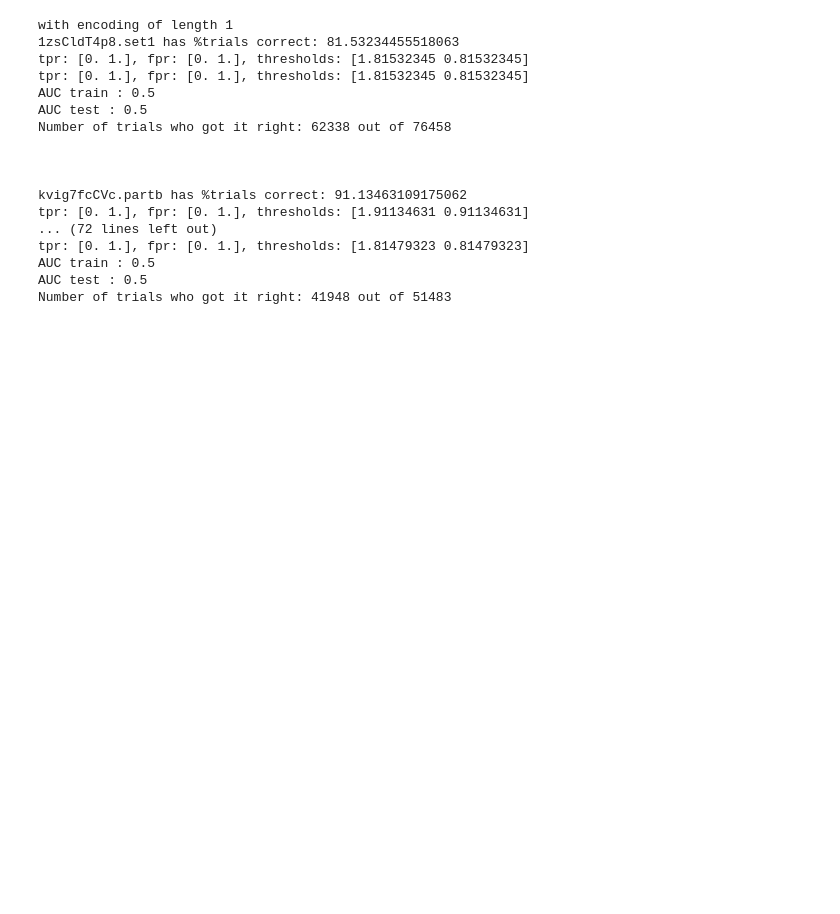
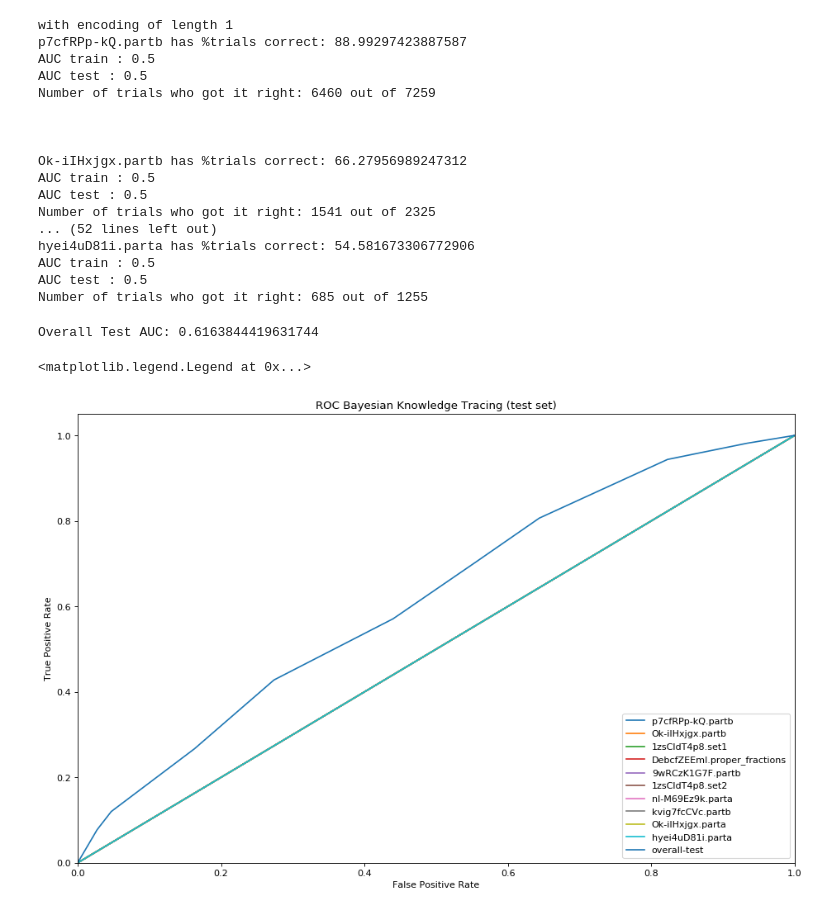
Before and after one commit to aroraakshit/deep_knowledge_tracing, a Jupyter notebook: notebooks/Smart_Chance baseline.ipynb, the cells around one changed output. Drawn from its saved outputs; the diff is of its cells as text; code cells hidden in the pictures; blank space fills up the shorter version.

```diff
--- a/notebooks/Smart_Chance baseline.ipynb
+++ b/notebooks/Smart_Chance baseline.ipynb
@@ -12,8 +12,8 @@ import matplotlib.pyplot as plt
 # %%
 filepath = "../data/student_vectors_n_task_10_n_limit_10000.json"
 filepath2 = "../../../student_vectors_n_task_10_n_limit_100000.json"
-student_vectors2 = json.load(open(filepath))
-student_vectors = json.load(open(filepath2))
+student_vectors = json.load(open(filepath))
+student_vectors2 = json.load(open(filepath2))
 # %%
 baseline = {}
 for i in student_vectors:
@@ -86,6 +108,17 @@ def calculate_auc (y_true,y_pred,sequence_lengths=[],len_vector=1):
 # %%
 print("with encoding of length 1")
 np.set_printoptions(threshold=np.nan)
+
+true_all_tasks = {}
+true_all_tasks['train'] = {}
+true_all_tasks['test'] = {}
+predictions_all_tasks = {}
+predictions_all_tasks['train'] = {}
+predictions_all_tasks['test'] = {}
+seqlen_all_tasks = {}
+seqlen_all_tasks['train'] = {}
+seqlen_all_tasks['test'] = {}
+
 for i in baseline:
     #build y_true and y_scores
     len_vector = 1
@@ -135,25 +168,54 @@ for i in baseline:
     print(str(i) + " has %trials correct: " + str(baseline[i]*100))
     update_op_train = calculate_auc(train_y,train_pred,train_seqlen)
     update_op_test = calculate_auc(test_y,test_pred,test_seqlen)
+
+    true_all_tasks['train'][i] = train_y
+    true_all_tasks['test'][i] = test_y
+    predictions_all_tasks['train'][i] = train_pred
+    predictions_all_tasks['test'][i] = test_pred
+    seqlen_all_tasks['train'][i] = train_seqlen
+    seqlen_all_tasks['test'][i] = test_seqlen
+
     print("AUC train : {}".format(update_op_train))
     print("AUC test : {}".format(update_op_test))
     print("Number of trials who got it right: " + str(num_right[i]) + " out of " + str(num_trials[i]))
     print("\n\n")
 # %% [output]
 with encoding of length 1
-1zsCldT4p8.set1 has %trials correct: 81.53234455518063
-tpr: [0. 1.], fpr: [0. 1.], thresholds: [1.81532345 0.81532345]
-tpr: [0. 1.], fpr: [0. 1.], thresholds: [1.81532345 0.81532345]
+p7cfRPp-kQ.partb has %trials correct: 88.99297423887587
 AUC train : 0.5
 AUC test : 0.5
-Number of trials who got it right: 62338 out of 76458
+Number of trials who got it right: 6460 out of 7259
 
 
 
-kvig7fcCVc.partb has %trials correct: 91.13463109175062
-tpr: [0. 1.], fpr: [0. 1.], thresholds: [1.91134631 0.91134631]
-... (72 lines left out)
-tpr: [0. 1.], fpr: [0. 1.], thresholds: [1.81479323 0.81479323]
+Ok-iIHxjgx.partb has %trials correct: 66.27956989247312
 AUC train : 0.5
 AUC test : 0.5
-Number of trials who got it right: 41948 out of 51483
+Number of trials who got it right: 1541 out of 2325
+... (52 lines left out)
+hyei4uD81i.parta has %trials correct: 54.581673306772906
+AUC train : 0.5
+AUC test : 0.5
+Number of trials who got it right: 685 out of 1255
+# %%
+fig=plt.figure(figsize=(14, 9), dpi= 80, facecolor='w', edgecolor='k')
+plt.plot([0, 1], [0, 1], 'k--')
+plt.xlim([0.0, 1.0])
+plt.ylim([0.0, 1.05])
+plt.xlabel('False Positive Rate')
+plt.ylabel('True Positive Rate')
+plt.title('ROC Bayesian Knowledge Tracing (test set)')
+
+for task_id in baseline:
+    roc = calculate_auc(true_all_tasks['test'][task_id] , predictions_all_tasks['test'][task_id] , seqlen_all_tasks['test'][task_id],plot=True)
+    plt.plot(roc[1], roc[2], label=task_id)
+
+roc = o_calculate_auc(true_all_tasks['test'],predictions_all_tasks['test'],seqlen_all_tasks['test'],plot=True)
+plt.plot(roc[1], roc[2], label='overall-test')
+print("Overall Test AUC: "+str(roc[0]))
+plt.legend(loc="lower right")
+# %% [output]
+Overall Test AUC: 0.6163844419631744
+<matplotlib.legend.Legend at 0x...>
+[figure, added]
```
Also changed, not shown: parts of 4 cells of this notebook, 4 other files.
